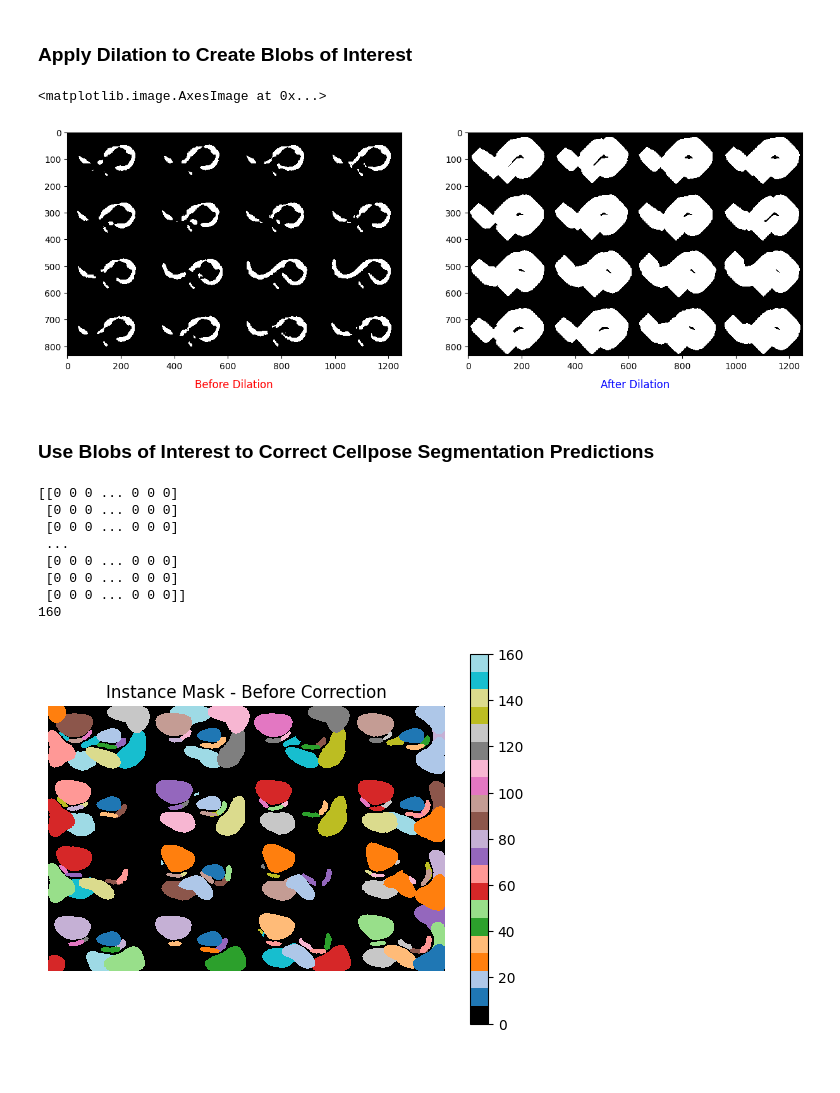
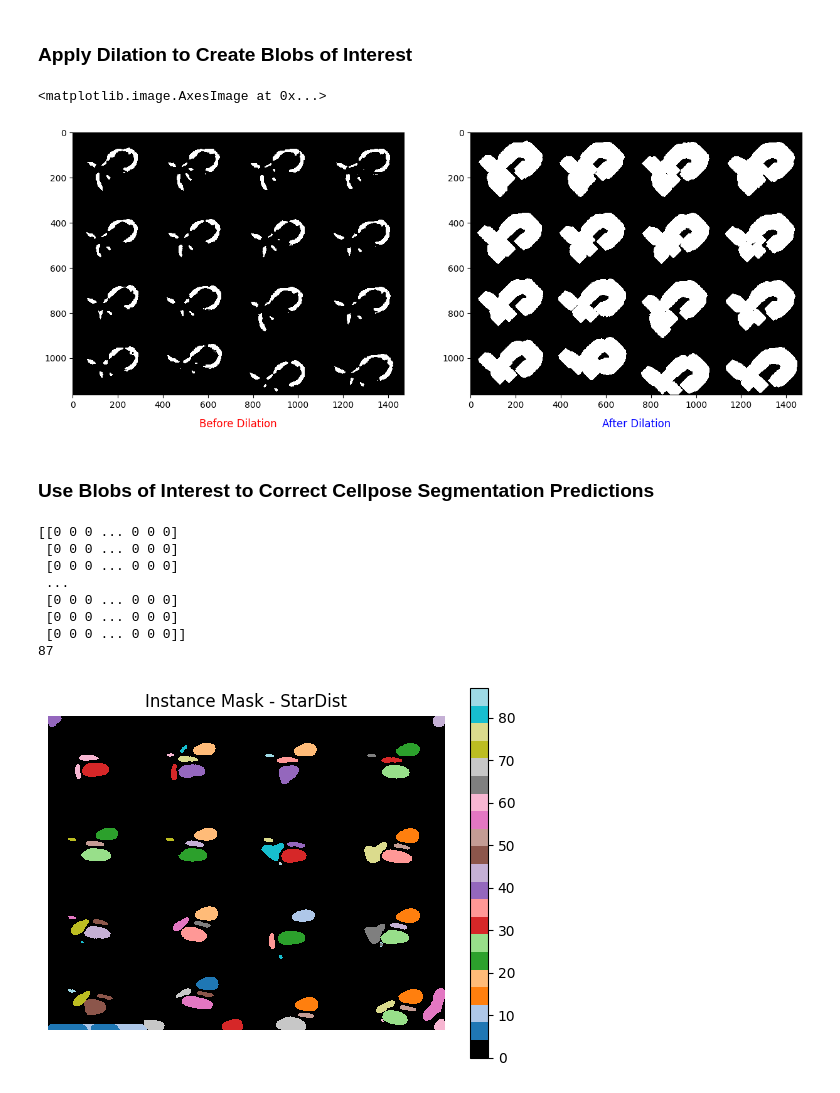
Before and after one commit to jkimdan/iteratedcellpose, a Jupyter notebook: CSCI3317_final_project/notebooks/stardist_prediction.ipynb, the cells around one changed output. Drawn from its saved outputs; the diff is of its cells as text; code cells hidden in the pictures.

```diff
--- a/CSCI3317_final_project/notebooks/stardist_prediction.ipynb
+++ b/CSCI3317_final_project/notebooks/stardist_prediction.ipynb
@@ -195,10 +197,10 @@ from scipy.ndimage import gaussian_filter
 
 ## code that runs the above function and normalization on a test image
 ## we use the model used in stardist's paper to get the predictions
-image_path = "combined_worm10.png"
+image_path = "combined_worm9.png"
 image = Image.open(image_path)
 shape_for_fill_holes = (np.array(image).shape[0], np.array(image).shape[1])
-thresholded_image = binary_threshold_and_bw("combined_worm10.png", 128)
+thresholded_image = binary_threshold_and_bw("combined_worm9.png", 128)
 
 normalized_X16 = normalize(thresholded_image, 1, 99.8, axis=axis_norm)
 
@@ -248,56 +250,55 @@ axarr[0].imshow(probability_mask, cmap='gray')
 axarr[1].imshow(new_probs, cmap='gray')
 # %% [output]
 <matplotlib.image.AxesImage at 0x...>
-[figure, old version]
+[figure, new version]
 # %% [markdown]
 ### Use Blobs of Interest to Correct Cellpose Segmentation Predictions
 # %%
 from matplotlib.colors import ListedColormap
 from cellpose import models, io
-from csbdeep.utils import normalize
 
 # get prediction from fine-tuned model (use 'model_elegan' or 'cellpose_1714095580.9233449')
+# model = models.CellposeModel(pretrained_model='model_elegan')
+# mask_array, flows, styles = model.eval(np.array(image), diameter=109.2, channels=[0, 0])
 
-# this is the code used to evaluate the Cellpose and finetuned models
-# model = models.CellposeModel(pretrained_model='model_elegan')
 # model = models.Cellpose(model_type='cyto3')
-# mask_array, flows, styles, diams = model.eval(np.array(image), diameter=None, channels=[0, 0])
+# mask_array, flows, styles, diams = model.eval(np.array(image), diameter=109.2, channels=[0, 0])
 
 # this code is for testing stardist
 image = Image.open(image_path)
 
 # Convert the image to grayscale
 grayscale_image = image.convert('L')
 
 # Convert the grayscale image to a NumPy array
 image_array = np.array(grayscale_image)
 mask_array, details = model_paper.predict_instances(normalize(image_array))
 print(labels)
 
 before_correction = np.copy(mask_array)
 
 # Now, the goal is to combine segmentations that fall under the same blob from above
 colors = list(plt.cm.tab20.colors)
 
 # Create a colormap with black for 0 and distinct colors for other instance IDs
 custom_cmap = ListedColormap(['black'] + colors)
 
 print(mask_array.max())
 plt.imshow(mask_array, cmap=custom_cmap)
 plt.colorbar()  # Add a colorbar to show the mapping of instance IDs to colors
-plt.title('Instance Mask - Before Correction')
+plt.title('Instance Mask - StarDist')
 plt.axis('off')  # Turn off axis
 plt.show()
 # %% [output]
 [[0 0 0 ... 0 0 0]
  [0 0 0 ... 0 0 0]
  [0 0 0 ... 0 0 0]
  ...
  [0 0 0 ... 0 0 0]
  [0 0 0 ... 0 0 0]
  [0 0 0 ... 0 0 0]]
-160
+87
-[figure, old version]
+[figure, new version]
 # %%
 # get connected components
 labels, num_features = ndimage.label(new_probs)
```
Also changed, not shown: parts of 8 cells of this notebook.
